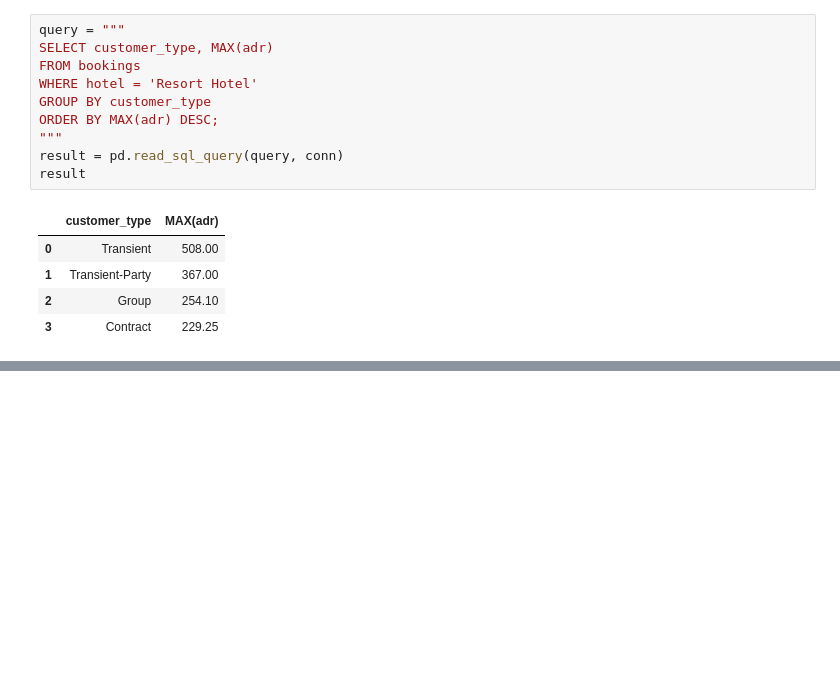
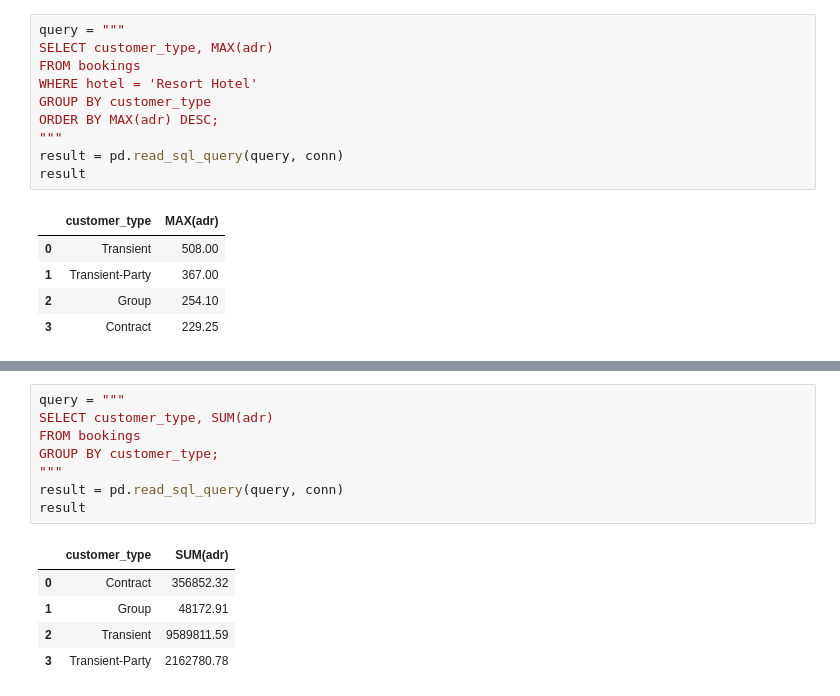
Before and after one commit to TanzeerCR7/stayiq-hotel-analytics, a Jupyter notebook: notebooks/exploration/01_first_look.ipynb, the cells around one changed output, grey strips where cells are left out. Saved outputs shown, nothing was run; the diff lists cells and outputs as text; blank space fills up the shorter version.

```diff
--- a/notebooks/exploration/01_first_look.ipynb
+++ b/notebooks/exploration/01_first_look.ipynb
@@ -401,0 +420,14 @@ result
+# %%
+query = """
+SELECT customer_type, SUM(adr)
+FROM bookings
+GROUP BY customer_type;
+"""
+result = pd.read_sql_query(query, conn)
+result
+# %% [output]
+|  | customer_type | SUM(adr) |
+| 0 | Contract | 356852.32 |
+| 1 | Group | 48172.91 |
+| 2 | Transient | 9589811.59 |
+| 3 | Transient-Party | 2162780.78 |
```
Also changed, not shown: parts of 4 cells of this notebook.
